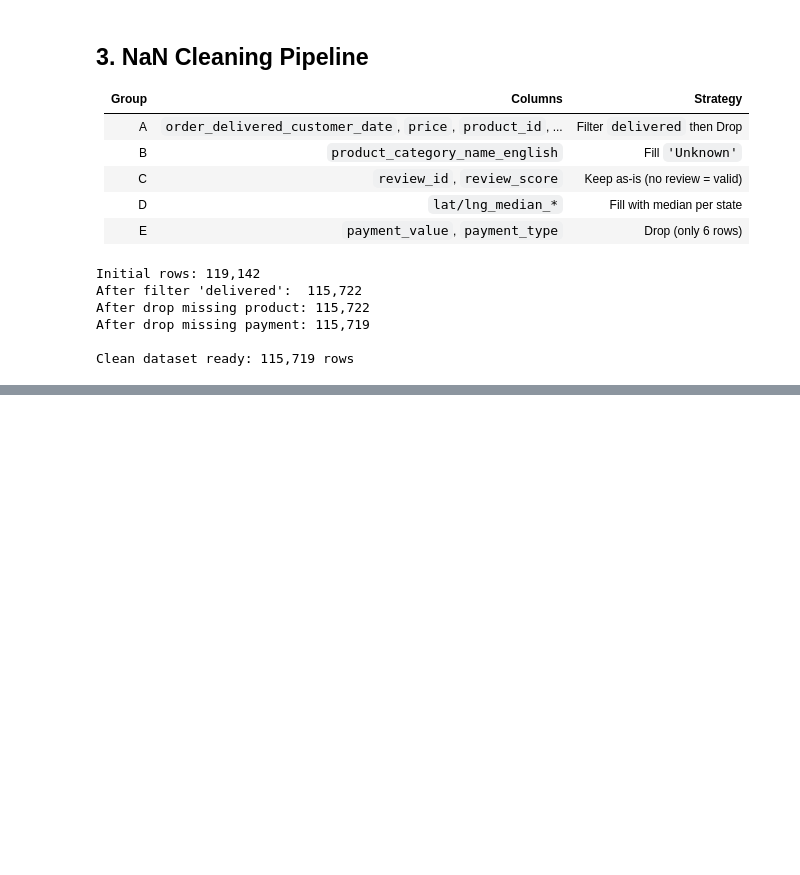
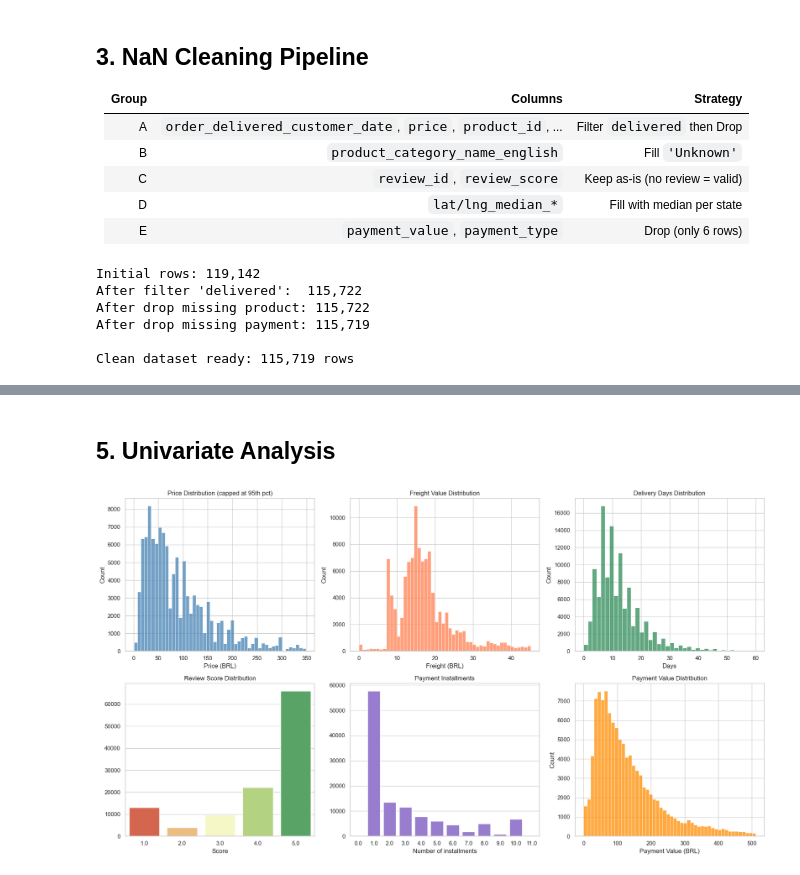
Before and after one commit to AIVIETNAM-AIO-TrangD/Project-1, a Jupyter notebook: notebooks/eda.ipynb, the cells around one changed output, grey strips where cells are left out. Drawn from its saved outputs; the diff is of its cells as text; code cells hidden in the pictures; blank space fills up the shorter version.

```diff
--- a/notebooks/eda.ipynb
+++ b/notebooks/eda.ipynb
@@ -11,6 +11,8 @@ warnings.filterwarnings('ignore')
 
 DATA_DIR = '../data/cleaned_data'
 OUT_DIR  = '../data/tableau_data'
+FIGURES_DIR = '../reports/figures'
+os.makedirs(FIGURES_DIR, exist_ok=True)
 os.makedirs(OUT_DIR, exist_ok=True)
 
 def save(df, name):
@@ -354,0 +203,45 @@ Output: D:\ILPT\Project\AIO-Conquer\Project-1\data\tableau_data
+# %% [markdown]
+## 5. Univariate Analysis
+# %%
+fig, axes = plt.subplots(2, 3, figsize=(18, 10))
+
+# Price distribution (cap at 95th pct for readability)
+cap_price = master['price'].quantile(0.95)
+sns.histplot(master[master['price'] <= cap_price]['price'], bins=50, ax=axes[0,0], color='steelblue')
+axes[0,0].set_title('Price Distribution (capped at 95th pct)')
+axes[0,0].set_xlabel('Price (BRL)')
+
+# Freight value
+cap_freight = master['freight_value'].quantile(0.95)
+sns.histplot(master[master['freight_value'] <= cap_freight]['freight_value'], bins=50, ax=axes[0,1], color='coral')
+axes[0,1].set_title('Freight Value Distribution')
+axes[0,1].set_xlabel('Freight (BRL)')
+
+# Delivery days
+sns.histplot(master[master['delivery_days'].between(0,60)]['delivery_days'], bins=40, ax=axes[0,2], color='seagreen')
+axes[0,2].set_title('Delivery Days Distribution')
+axes[0,2].set_xlabel('Days')
+
+# Review score
+review_counts = master['review_score'].value_counts().sort_index()
+sns.barplot(x=review_counts.index, y=review_counts.values, ax=axes[1,0], palette='RdYlGn')
+axes[1,0].set_title('Review Score Distribution')
+axes[1,0].set_xlabel('Score')
+
+# Payment installments
+inst_counts = master['payment_installments'].value_counts().sort_index().head(12)
+sns.barplot(x=inst_counts.index.astype(str), y=inst_counts.values, ax=axes[1,1], color='mediumpurple')
+axes[1,1].set_title('Payment Installments')
+axes[1,1].set_xlabel('Number of installments')
+
+# Payment value
+cap_pv = master['payment_value'].quantile(0.95)
+sns.histplot(master[master['payment_value'] <= cap_pv]['payment_value'], bins=50, ax=axes[1,2], color='darkorange')
+axes[1,2].set_title('Payment Value Distribution')
+axes[1,2].set_xlabel('Payment Value (BRL)')
+
+plt.tight_layout()
+plt.savefig(os.path.join(FIGURES_DIR, 'univariate_distributions.png'), dpi=100, bbox_inches='tight')
+plt.show()
+# %% [output]
+[figure, added]
```
Also changed, not shown: parts of 41 cells of this notebook.
